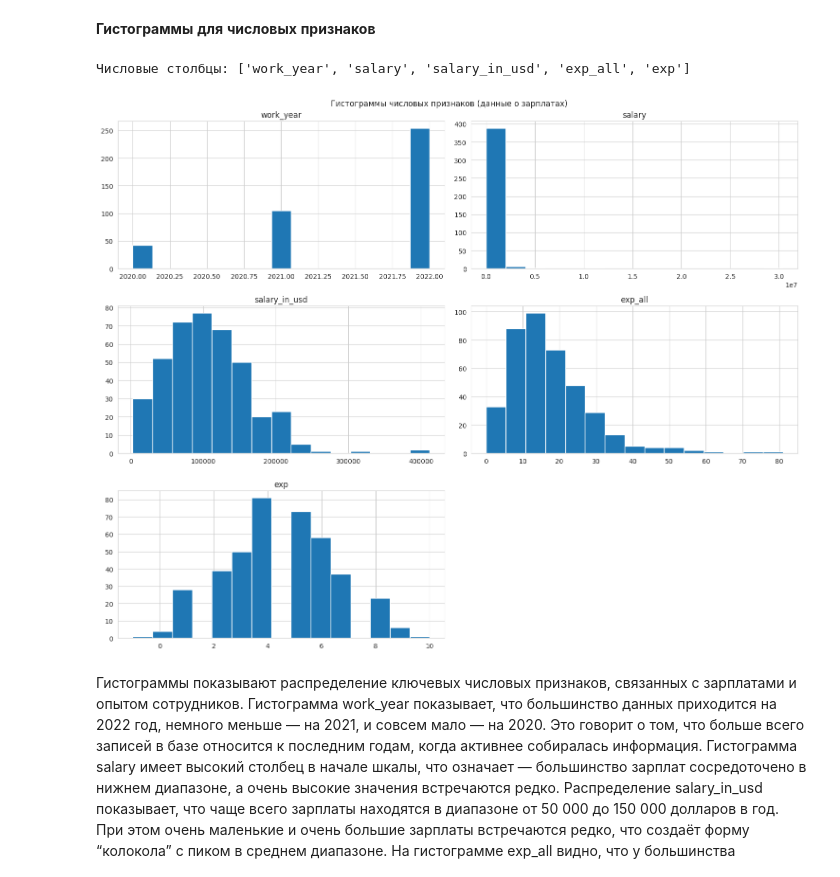
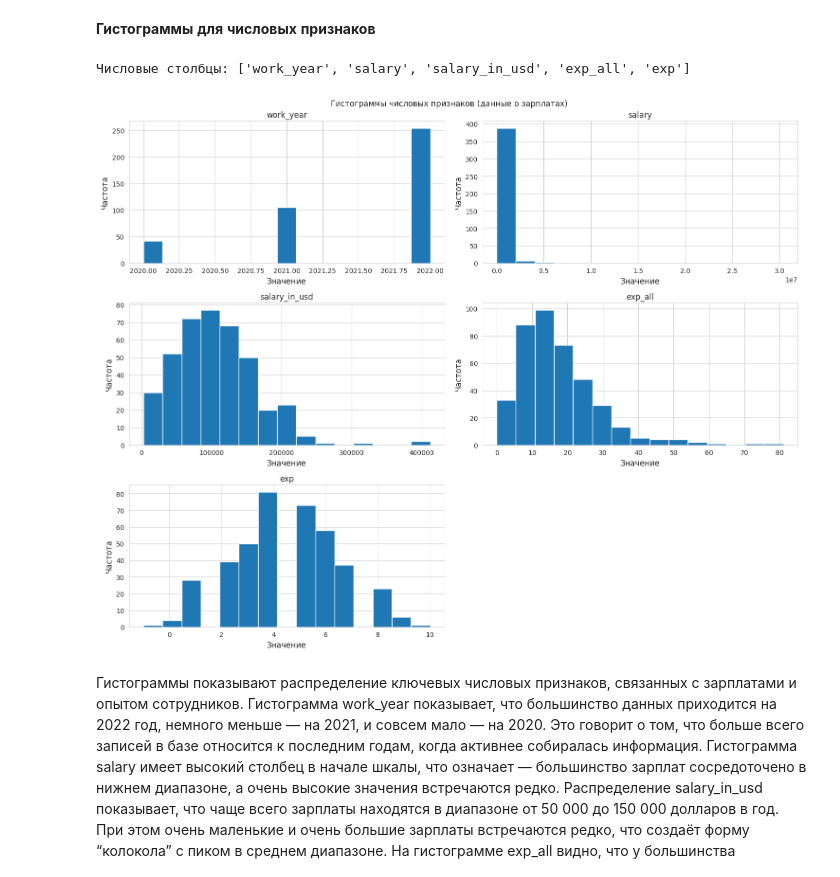
Before and after one commit to Katya20046/kazd, a Jupyter notebook: ЛР2_Азарова_1.ipynb, the cells around one changed output. Drawn from its saved outputs; the diff is of its cells as text; code cells hidden in the pictures.

```diff
--- a/ЛР2_Азарова_1.ipynb
+++ b/ЛР2_Азарова_1.ipynb
@@ -121,16 +121,22 @@ plt.show()
 # %%
 # Выбираем числовые столбцы
 numeric_columns = df.select_dtypes(include=[np.number]).columns
 print(f"\nЧисловые столбцы: {numeric_columns.tolist()}")
 
 # Строим гистограммы для каждого числового признака
-df[numeric_columns].hist(bins=15, figsize=(15, 12))
+axes = df[numeric_columns].hist(bins=15, figsize=(15, 12))
+
+# Добавляем подписи осей для всех подграфиков
+for ax in axes.ravel():
+    ax.set_ylabel('Частота', fontsize=12)
+    ax.set_xlabel('Значение', fontsize=12)
+
 plt.suptitle('Гистограммы числовых признаков (данные о зарплатах)')
 plt.tight_layout()
 plt.show()
 # %% [output]
 Числовые столбцы: ['work_year', 'salary', 'salary_in_usd', 'exp_all', 'exp']
-[figure, old version]
+[figure, new version]
 # %% [markdown]
 Гистограммы показывают распределение ключевых числовых признаков, связанных с зарплатами и опытом сотрудников.
 Гистограмма work_year показывает, что большинство данных приходится на 2022 год, немного меньше — на 2021, и совсем мало — на 2020. Это говорит о том, что больше всего записей в базе относится к последним годам, когда активнее собиралась информация.
```
Also changed, not shown: parts of 5 cells of this notebook.
